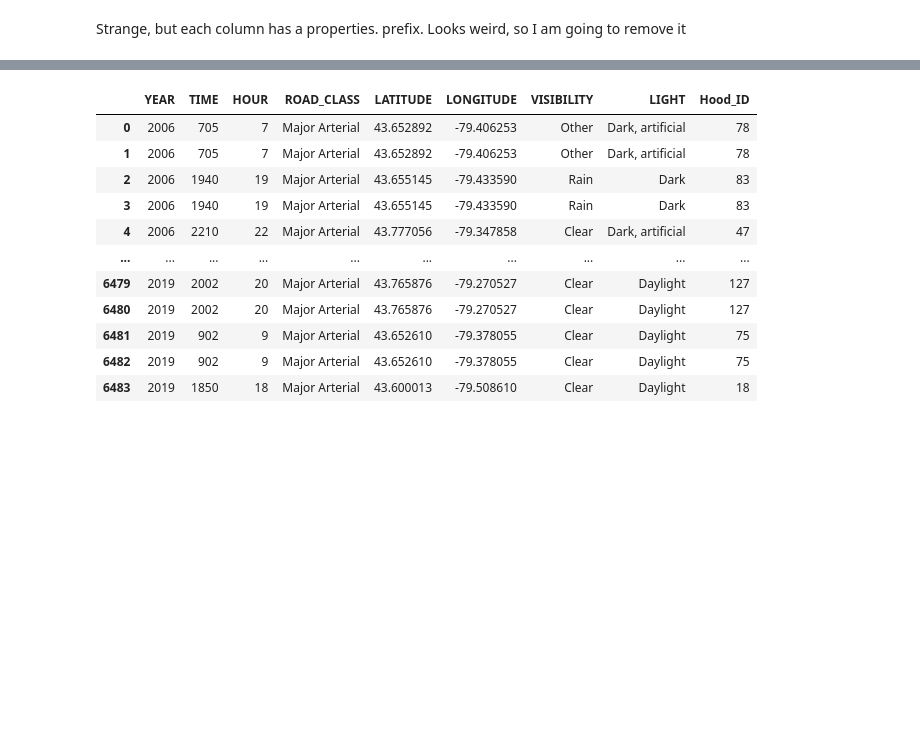
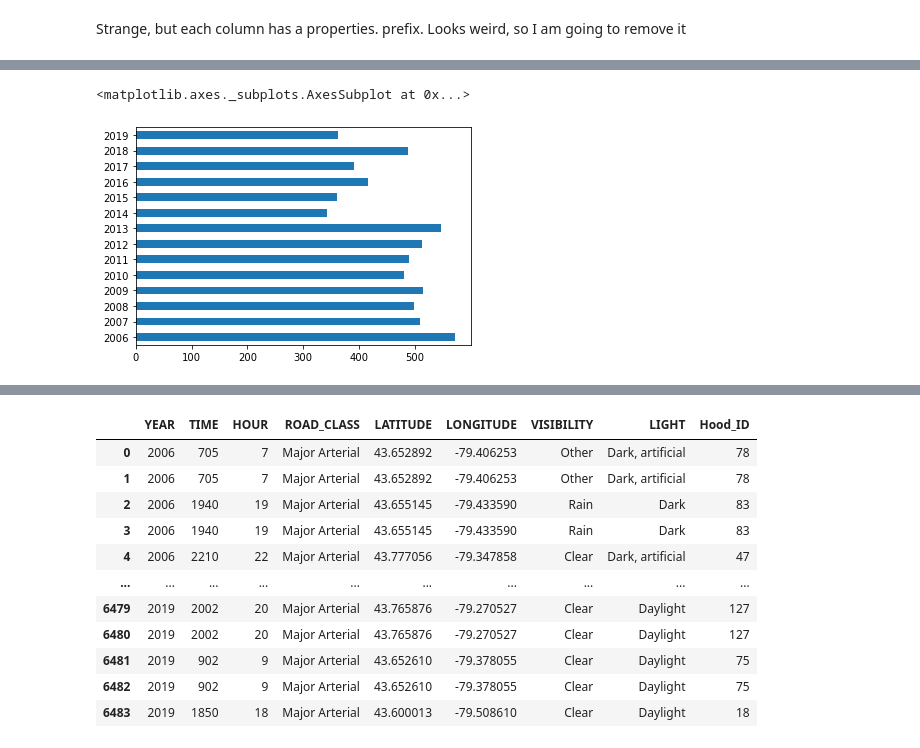
Before and after one commit to jodyndaniel/CityTrek, a Jupyter notebook: notebooks/archive/data-preparation.ipynb, the cells around one changed output, grey strips where cells are left out. Cells and saved outputs as stored; diff of their text form; code cells hidden in the pictures; blank space fills up the shorter version.

```diff
--- a/notebooks/archive/data-preparation.ipynb
+++ b/notebooks/archive/data-preparation.ipynb
@@ -77,0 +88,5 @@ Focusing on features that I believe are predictive.
+# %%
+pedestrian_json_df.YEAR.value_counts().sort_index().plot(kind='barh')
+# %% [output]
+<matplotlib.axes._subplots.AxesSubplot at 0x...>
+[figure, added]
```
Also changed, not shown: parts of 39 cells of this notebook, 12 other files.
